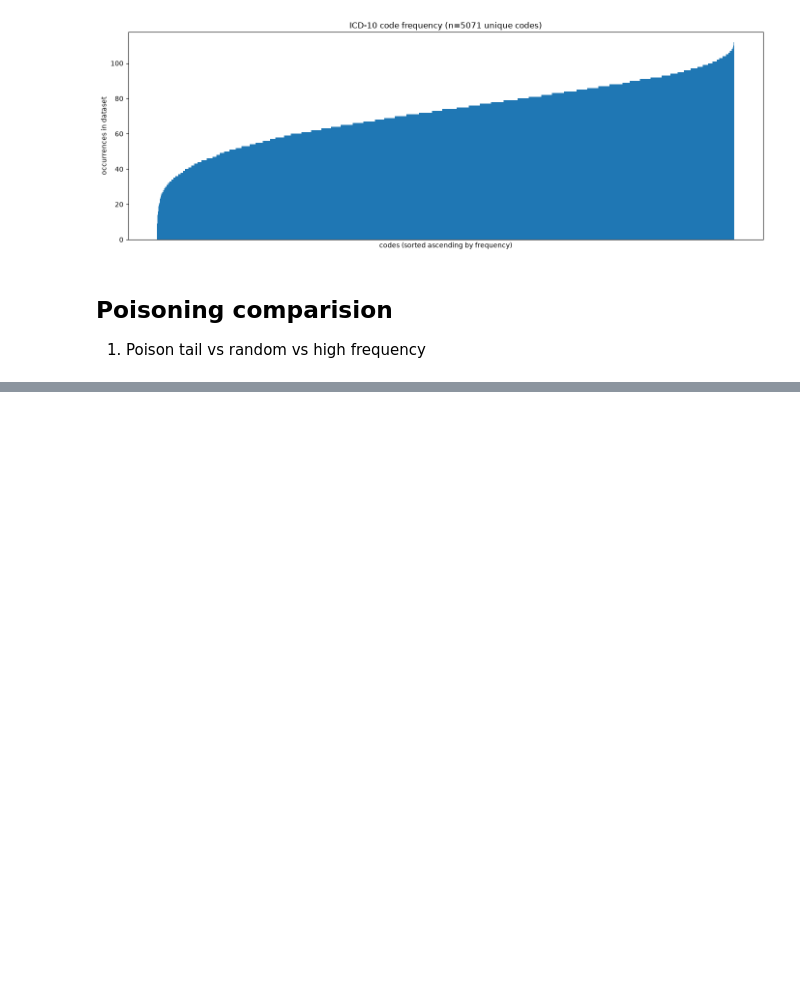
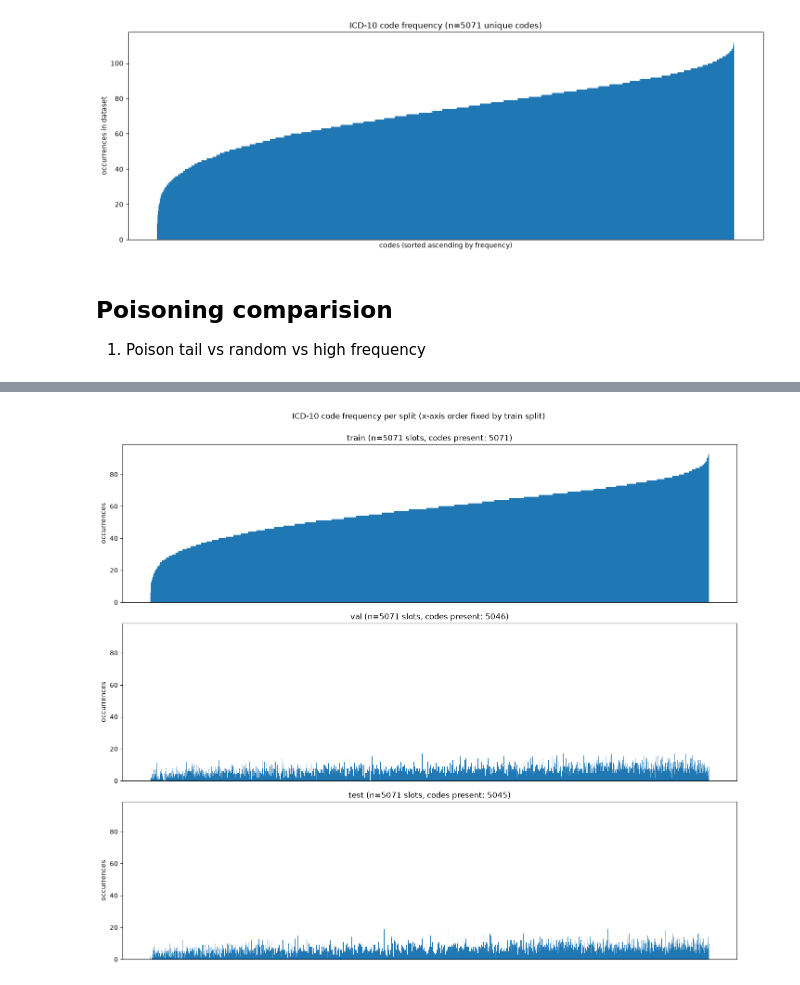
Before and after one commit to Rahul-1100/medicalModelling, a Jupyter notebook: test.ipynb, the cells around one changed output, grey strips where cells are left out. Cells and saved outputs as stored; diff of their text form; code cells hidden in the pictures; blank space fills up the shorter version.

```diff
--- a/test.ipynb
+++ b/test.ipynb
@@ -606,0 +648,33 @@ plt.show()
+# %%
+import matplotlib.pyplot as plt
+from collections import Counter
+
+def code_counts(split):
+    c = Counter()
+    for row in split:
+        c.update(row["codes"])
+    return c
+
+train_c, val_c, test_c = code_counts(train), code_counts(val), code_counts(test)
+
+# canonical order: train's unique codes sorted ascending by train frequency
+order = [code for code, _ in train_c.most_common()][::-1]   # ascending
+train_f = [train_c.get(c, 0) for c in order]
+val_f   = [val_c.get(c, 0) for c in order]
+test_f  = [test_c.get(c, 0) for c in order]
+
+titles = [("train", train_f), ("val", val_f), ("test", test_f)]
+fig, axes = plt.subplots(3, 1, figsize=(14, 12), sharex=True, sharey=True)
+
+for ax, (name, freqs) in zip(axes, titles):
+    ax.bar(range(len(order)), freqs, width=1.0)
+    ax.set_title(f"{name} (n={len(order)} slots, codes present: {sum(1 for f in freqs if f)})")
+    ax.set_ylabel("occurrences")
+    ax.set_xticks([])
+
+axes[0].set_xlabel("")  # shared x axis = train's code ordering
+fig.suptitle("ICD-10 code frequency per split (x-axis order fixed by train split)", y=1.0)
+plt.tight_layout()
+plt.show()
+# %% [output]
+[figure, added]
```
Also changed, not shown: parts of 1 cell of this notebook, 1 other file.
